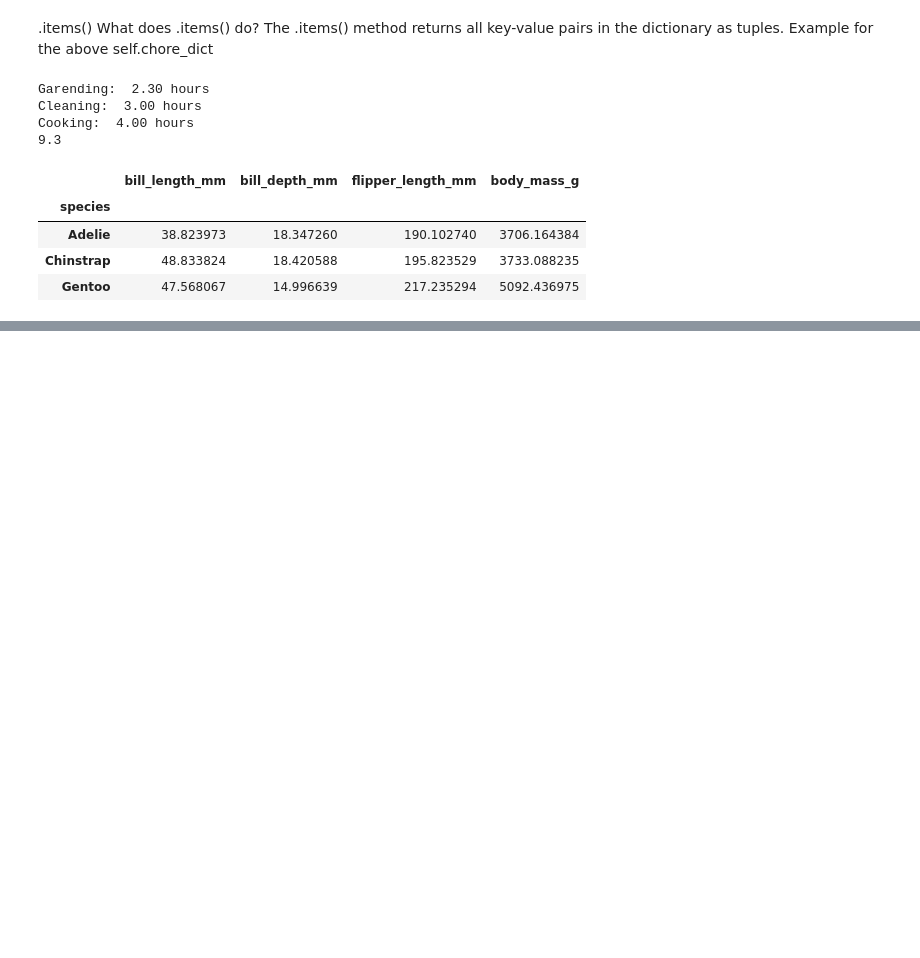
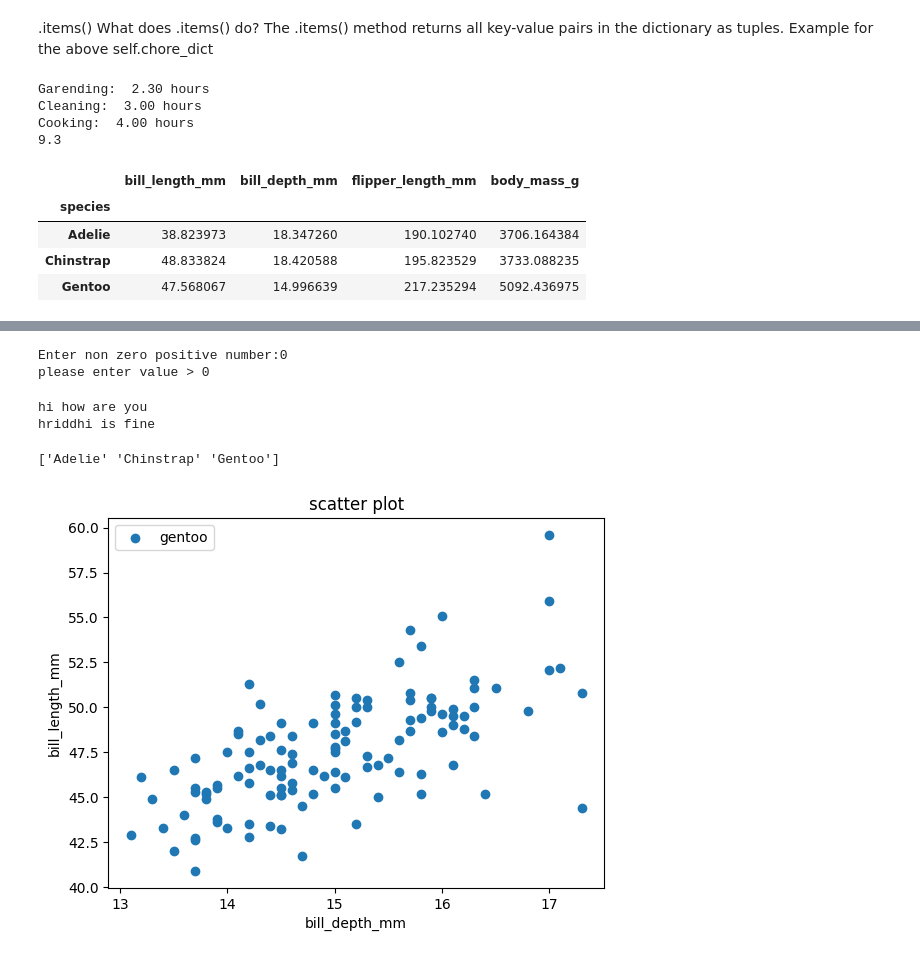
Before and after one commit to HriddhiDoley/La-Trobe---Python-, a Jupyter notebook: Practice_Exam_La.ipynb, the cells around one changed output, grey strips where cells are left out. Cells and saved outputs as stored; diff of their text form; code cells hidden in the pictures; blank space fills up the shorter version.

```diff
--- a/Practice_Exam_La.ipynb
+++ b/Practice_Exam_La.ipynb
@@ -287,0 +374,18 @@ AttributeError: Figure.set() got an unexpected keyword argument 'title'
+# %%
+value = int(input("Enter non zero positive number:"))
+
+try:
+ #if value < 0:
+  #raise ValueError('value should be > 0')
+ #else:
+  #print(value)
+  p = 1/value
+  print(p)
+except ValueError:
+  print("you entered <0 value")
+
+except ZeroDivisionError:
+  print("please enter value > 0")
+# %% [output]
+Enter non zero positive number:0
+please enter value > 0
@@ -287,0 +405,45 @@ AttributeError: Figure.set() got an unexpected keyword argument 'title'
+# %%
+try:
+  with open("hriddhi.txt","r") as file1:
+    for line in file1:
+      print(line.strip())
+except:
+  print("Error: The file was not found")
+# %% [output]
+hi how are you
+hriddhi is fine
+# %%
+import pandas as pd
+import matplotlib.pyplot as plt
+
+
+URL = 'https://gist.githubusercontent.com/anibali/c2abc8cab4a2f7b0a6518d11a67c693c/raw/3b1bb5264736bb762584104c9e7a828bef0f6ec8/penguins.csv'
+
+df = pd.read_csv(URL)
+
+df.head()
+
+df.describe()
+#print(df.describe())
+
+print(df["species"].unique())
+
+df.groupby("species")[df.select_dtypes(include = "number").columns].mean()
+
+#df.groupby("species")[df.select_dtypes(include = "number").columns].mean()
+#'Adelie' 'Chinstrap' 'Gentoo'
+
+df_gentoo = df[df["species"] == "Gentoo"]
+
+fig, ax = plt.subplots( figure = (10,6))
+
+ax.set_title("scatter plot")
+ax.set_xlabel("bill_depth_mm")
+ax.set_ylabel("bill_length_mm")
+
+ax.scatter(df_gentoo.bill_depth_mm,df_gentoo.bill_length_mm, label = "gentoo", marker = "o")
+plt.legend()
+plt.show()
+# %% [output]
+['Adelie' 'Chinstrap' 'Gentoo']
+[figure, added]
```
Also changed, not shown: parts of 5 cells of this notebook.
